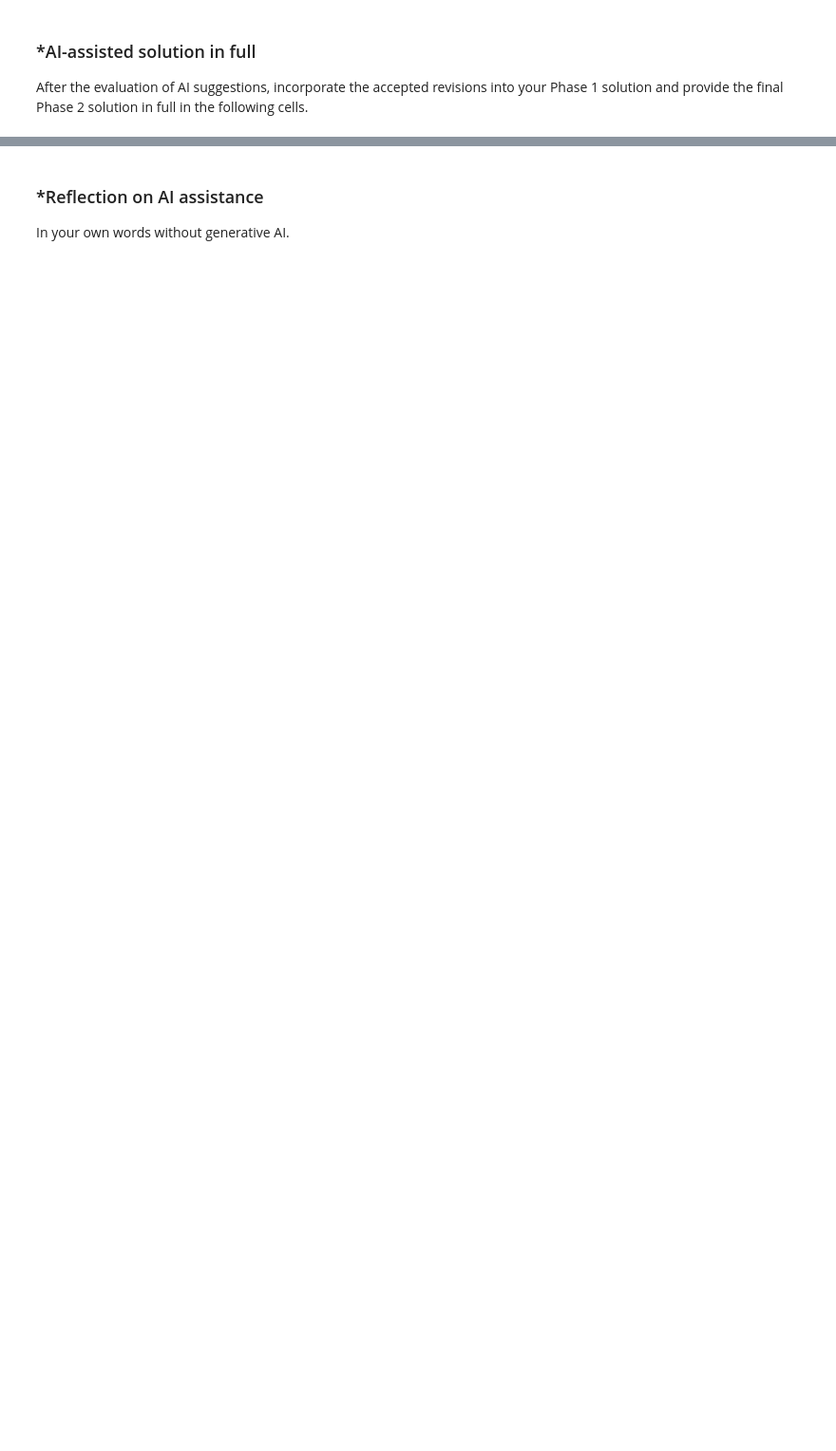
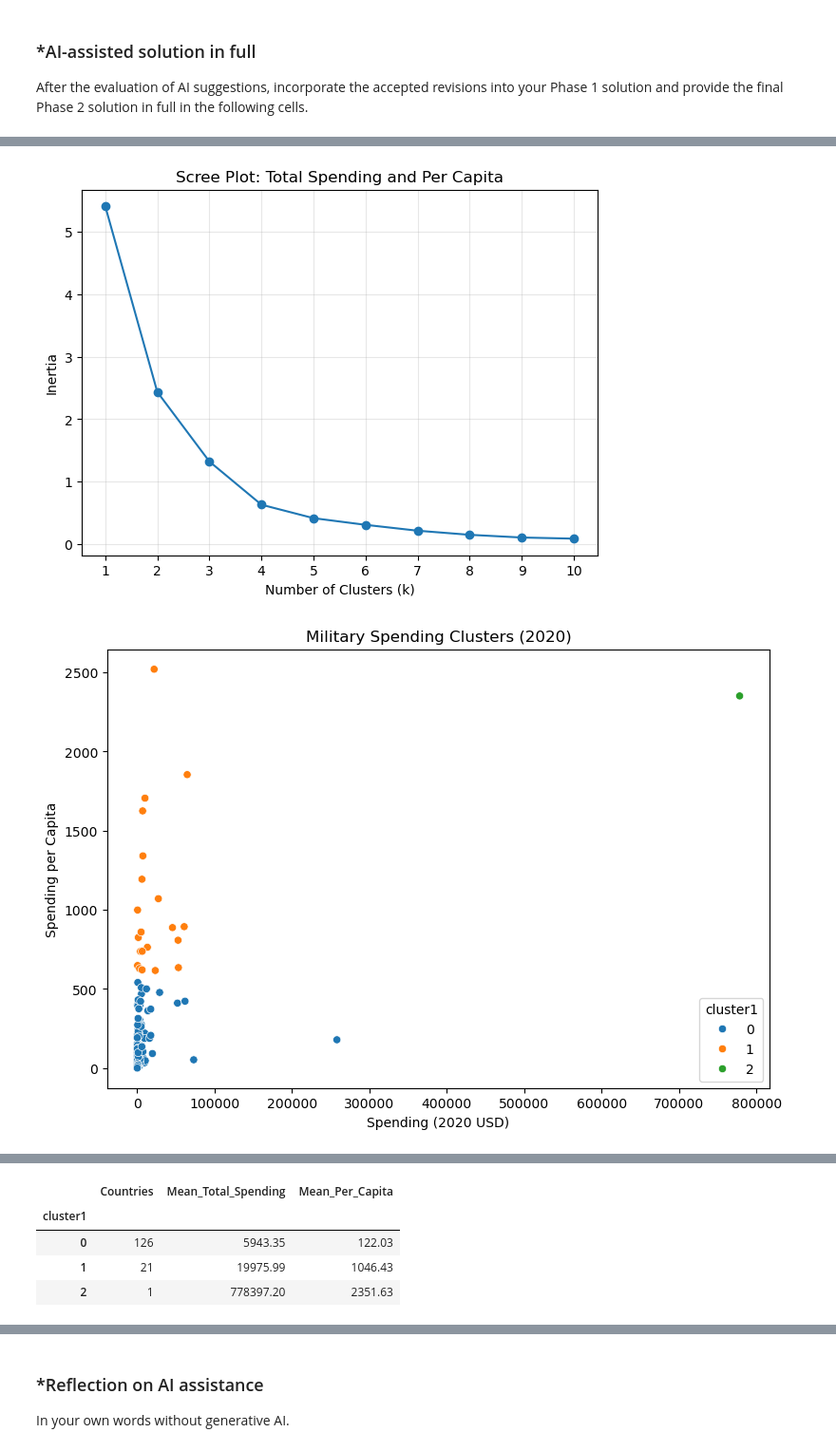
Before and after one commit to emmchung/A04-clustering, a Jupyter notebook: notebook.ipynb, the cells around one changed output, grey strips where cells are left out. Shown at 95% size. Saved outputs shown, nothing was run; the diff lists cells and outputs as text; code cells hidden in the pictures; blank space fills up the shorter version.

```diff
--- a/notebook.ipynb
+++ b/notebook.ipynb
@@ -503,0 +778,71 @@ After the evaluation of AI suggestions, incorporate the accepted revisions into
+# %%
+
+scaler1 = MinMaxScaler()
+X1 = scaler1.fit_transform(military_2020[features1])
+
+inertia1 = []
+
+for k in range(1, 11):
+    model = KMeans(
+        n_clusters=k,
+        random_state=42,
+        n_init=10
+    )
+    model.fit(X1)
+    inertia1.append(model.inertia_)
+
+plt.figure(figsize=(7, 5))
+plt.plot(range(1, 11), inertia1, marker="o")
+plt.xlabel("Number of Clusters (k)")
+plt.ylabel("Inertia")
+plt.title("Scree Plot: Total Spending and Per Capita")
+plt.xticks(range(1, 11))
+plt.grid(alpha=0.3)
+plt.show()
+
+model1 = KMeans(
+    n_clusters=3,
+    random_state=42,
+    n_init=10
+)
+
+military_2020["cluster1"] = model1.fit_predict(X1)
+
+plt.figure(figsize=(9, 6))
+
+sns.scatterplot(
+    data=military_2020,
+    x="Spending (2020 USD)",
+    y="Spending per Capita",
+    hue="cluster1",
+    palette="tab10"
+)
+
+plt.title("Military Spending Clusters (2020)")
+plt.show()
+
+display(
+    military_2020.groupby("cluster1")[features1].describe()
+)
+
+summary1 = military_2020.groupby("cluster1").agg(
+    Countries=("Country", "count"),
+    Mean_Total_Spending=("Spending (2020 USD)", "mean"),
+    Mean_Per_Capita=("Spending per Capita", "mean")
+)
+
+display(summary1.round(2))
+
+print("Countries in each cluster:")
+print(military_2020["cluster1"].value_counts().sort_index())
+
+print("\nUnited States:")
+display(
+    military_2020.loc[
+        military_2020["Country"] == "United States of America",
+        ["Country", "cluster1"] + features1
+    ]
+)
+# %% [output]
+[figure, added]
+[figure, added]
@@ -503,0 +855,5 @@ After the evaluation of AI suggestions, incorporate the accepted revisions into
+|  | Countries | Mean_Total_Spending | Mean_Per_Capita |
+| cluster1 |  |  |  |
+| 0 | 126 | 5943.35 | 122.03 |
+| 1 | 21 | 19975.99 | 1046.43 |
+| 2 | 1 | 778397.20 | 2351.63 |
```
Also changed, not shown: parts of 32 cells of this notebook.
